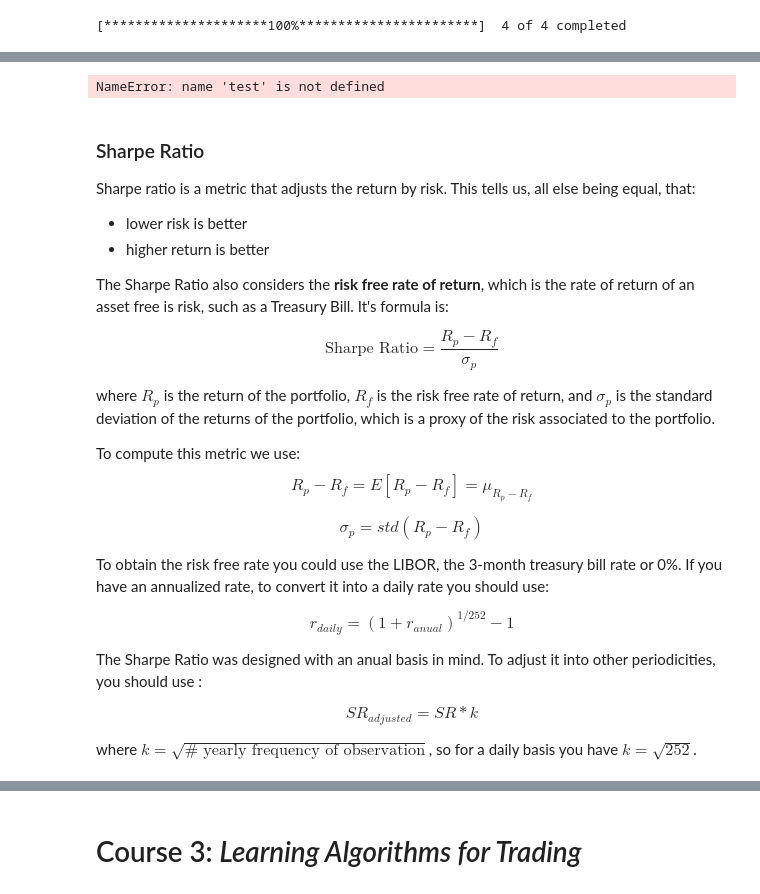
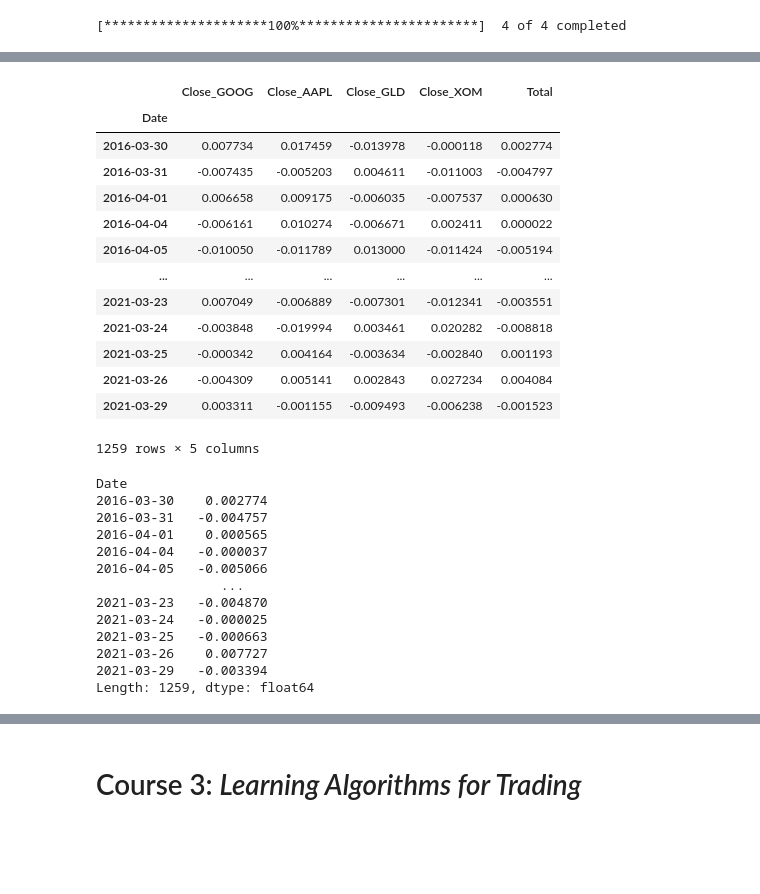
Before and after one commit to Alejandro-Duenas/deep-learning-portfolio, a Jupyter notebook: ML for Trading.ipynb, the cells around one changed output, grey strips where cells are left out. Drawn from its saved outputs; the diff is of its cells as text; code cells hidden in the pictures; blank space fills up the shorter version.

Commit message:
chore: sharpe some details in the Portfolio class

```diff
--- a/ML for Trading.ipynb
+++ b/ML for Trading.ipynb
@@ -890,33 +1114,35 @@ Sharpe Ratio    0.057101
 Name: Total, dtype: float64
-# %%
-test
-# %% [output]
-NameError: name 'test' is not defined
 # %%
-returns = portfolio.get_portfolio_values('2016-03-28','2021-03-26',tickers).pct_change().dropna(how='all')
+returns.loc['2016-03-30':'2021-03-29',:]
+# %% [output]
+|  | Close_GOOG | Close_AAPL | Close_GLD | Close_XOM | Total |
+| Date |  |  |  |  |  |
+| 2016-03-30 | 0.007734 | 0.017459 | -0.013978 | -0.000118 | 0.002774 |
+| 2016-03-31 | -0.007435 | -0.005203 | 0.004611 | -0.011003 | -0.004797 |
+| 2016-04-01 | 0.006658 | 0.009175 | -0.006035 | -0.007537 | 0.000630 |
+| 2016-04-04 | -0.006161 | 0.010274 | -0.006671 | 0.002411 | 0.000022 |
+| 2016-04-05 | -0.010050 | -0.011789 | 0.013000 | -0.011424 | -0.005194 |
+| ... | ... | ... | ... | ... | ... |
+| 2021-03-23 | 0.007049 | -0.006889 | -0.007301 | -0.012341 | -0.003551 |
+| 2021-03-24 | -0.003848 | -0.019994 | 0.003461 | 0.020282 | -0.008818 |
+| 2021-03-25 | -0.000342 | 0.004164 | -0.003634 | -0.002840 | 0.001193 |
+| 2021-03-26 | -0.004309 | 0.005141 | 0.002843 | 0.027234 | 0.004084 |
+| 2021-03-29 | 0.003311 | -0.001155 | -0.009493 | -0.006238 | -0.001523 |
+1259 rows × 5 columns
-# %% [markdown]
-### Sharpe Ratio
-Sharpe ratio is a metric that adjusts the return by risk. This tells us, all else being equal, that:
-+ lower risk is better
-+ higher return is better
-
-The Sharpe Ratio also considers the **risk free rate of return**, which is the rate of return of an asset free is risk, such as a Treasury Bill. It's formula is:
-
-$$\text{Sharpe Ratio} = \frac{R_p-R_f}{\sigma_p}$$
-
-where $R_p$ is the return of the portfolio, $R_f$ is the risk free rate of return, and $\sigma_p$ is the standard deviation of the returns of the portfolio, which is a proxy of the risk associated to the portfolio.
-
-To compute this metric we use:
-$$R_p-R_f = E[R_p-R_f]  = \mu_{R_p-R_f}$$
-
-$$\sigma_p= std(R_p-R_f)$$
-
-To obtain the risk free rate you could use the LIBOR, the 3-month treasury bill rate or 0%. If you have an annualized rate, to convert it into a daily rate you should use:
-
-$$r_{daily} = (1+r_{anual})^{1/252}-1$$
-
-The Sharpe Ratio was designed with an anual basis in mind. To adjust it into other periodicities, you should use :
-
-$$SR_{adjusted}=SR*k$$
-
-where $k=\sqrt{\text{# yearly frequency of observation}}$, so for a daily basis you have $k=\sqrt{252}$.
+# %%
+returns = portfolio.get_returns()
+(returns.loc[:,returns.columns.values[:4]]*weights).sum(axis=1)
+# %% [output]
+Date
+2016-03-30    0.002774
+2016-03-31   -0.004757
+2016-04-01    0.000565
+2016-04-04   -0.000037
+2016-04-05   -0.005066
+                ...
+2021-03-23   -0.004870
+2021-03-24   -0.000025
+2021-03-25   -0.000663
+2021-03-26    0.007727
+2021-03-29   -0.003394
+Length: 1259, dtype: float64
```
Also changed, not shown: parts of 19 cells of this notebook, 1 other file.
